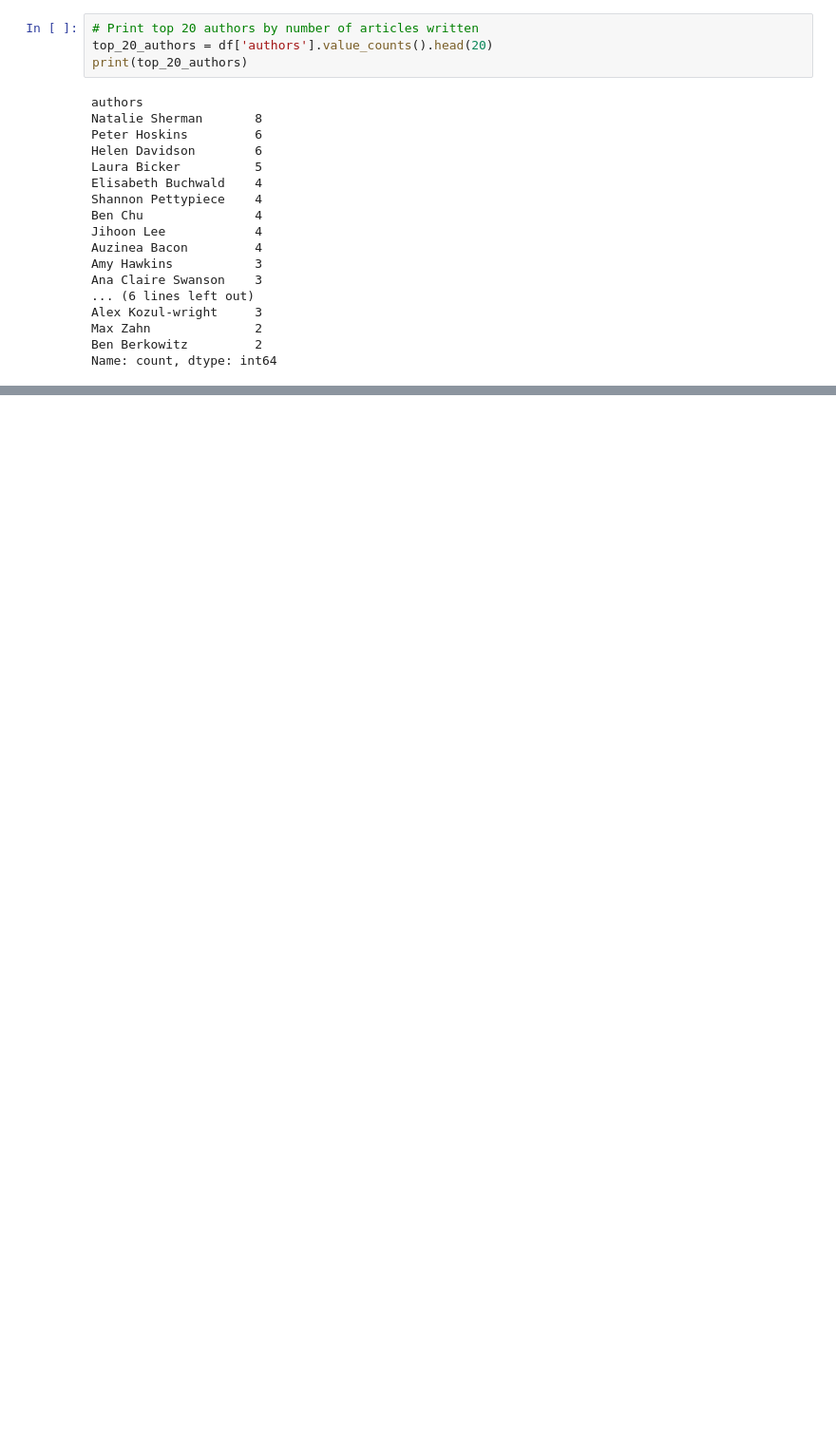
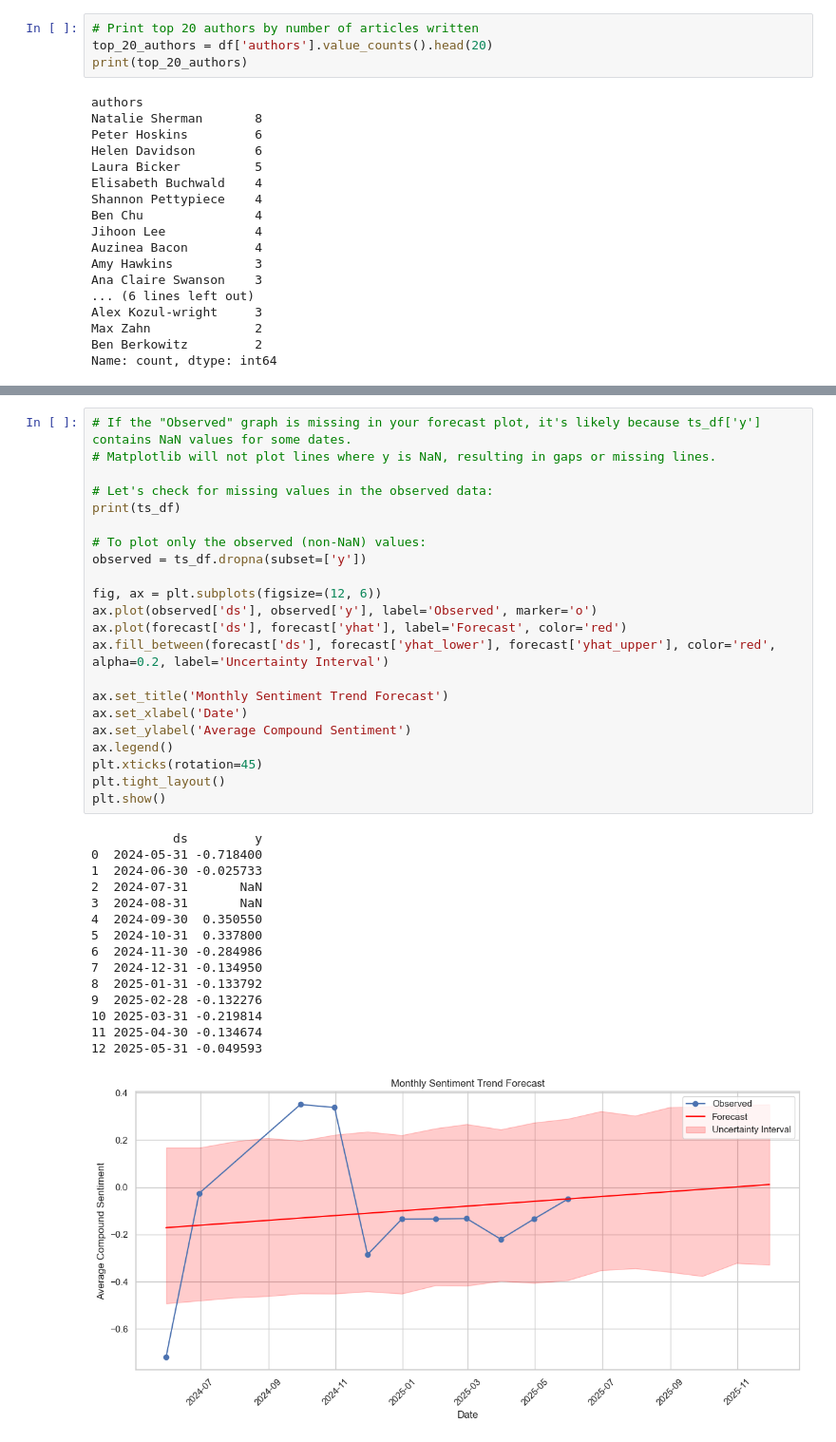
Before and after one commit to yuurisha/TradeWars, a Jupyter notebook: Yourisha_SentimentAnalysis.ipynb, the cells around one changed output, grey strips where cells are left out. Shown at 95% size. Drawn from its saved outputs; the diff is of its cells as text; blank space fills up the shorter version.

```diff
--- a/Yourisha_SentimentAnalysis.ipynb
+++ b/Yourisha_SentimentAnalysis.ipynb
@@ -727,0 +773,38 @@ df
+# %%
+# If the "Observed" graph is missing in your forecast plot, it's likely because ts_df['y'] contains NaN values for some dates.
+# Matplotlib will not plot lines where y is NaN, resulting in gaps or missing lines.
+
+# Let's check for missing values in the observed data:
+print(ts_df)
+
+# To plot only the observed (non-NaN) values:
+observed = ts_df.dropna(subset=['y'])
+
+fig, ax = plt.subplots(figsize=(12, 6))
+ax.plot(observed['ds'], observed['y'], label='Observed', marker='o')
+ax.plot(forecast['ds'], forecast['yhat'], label='Forecast', color='red')
+ax.fill_between(forecast['ds'], forecast['yhat_lower'], forecast['yhat_upper'], color='red', alpha=0.2, label='Uncertainty Interval')
+
+ax.set_title('Monthly Sentiment Trend Forecast')
+ax.set_xlabel('Date')
+ax.set_ylabel('Average Compound Sentiment')
+ax.legend()
+plt.xticks(rotation=45)
+plt.tight_layout()
+plt.show()
+# %% [output]
+           ds         y
+0  2024-05-31 -0.718400
+1  2024-06-30 -0.025733
+2  2024-07-31       NaN
+3  2024-08-31       NaN
+4  2024-09-30  0.350550
+5  2024-10-31  0.337800
+6  2024-11-30 -0.284986
+7  2024-12-31 -0.134950
+8  2025-01-31 -0.133792
+9  2025-02-28 -0.132276
+10 2025-03-31 -0.219814
+11 2025-04-30 -0.134674
+12 2025-05-31 -0.049593
+[figure, added]
```
Also changed, not shown: parts of 23 cells of this notebook.
